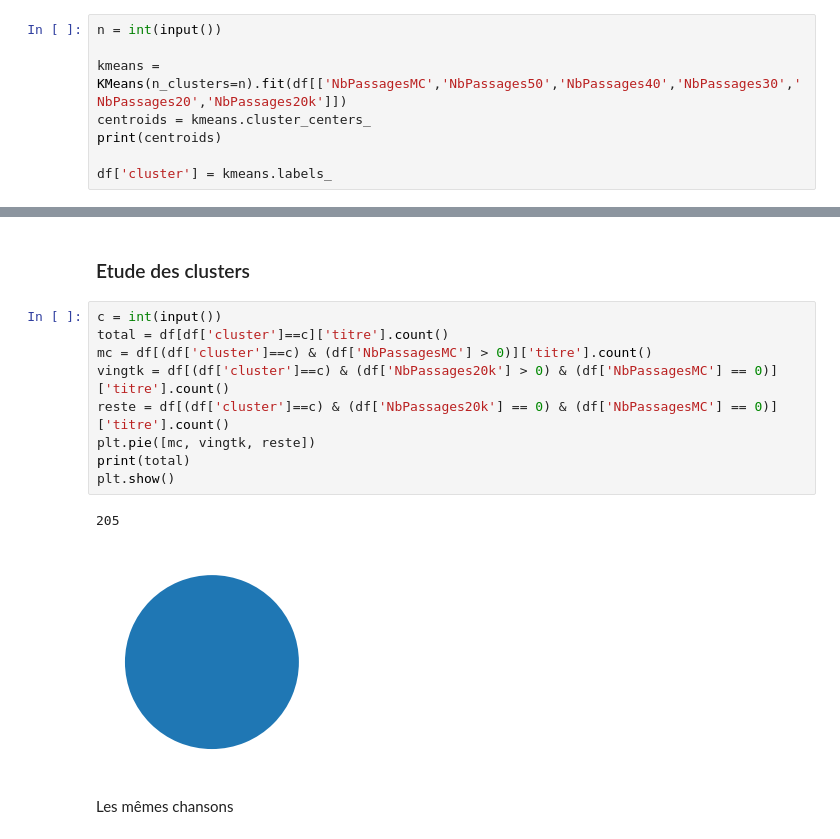
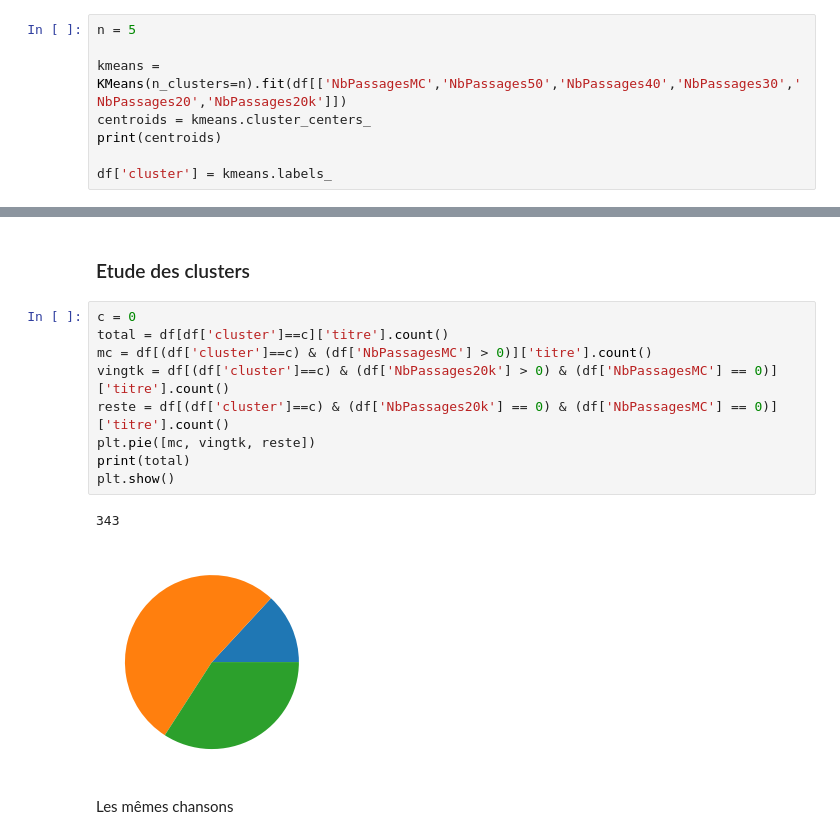
Before and after one commit to ThomasCosyn/code, a Jupyter notebook: ML/clustering.ipynb, the cells around one changed output, grey strips where cells are left out. Cells and saved outputs as stored; diff of their text form.

```diff
--- a/ML/clustering.ipynb
+++ b/ML/clustering.ipynb
@@ -93,5 +93,5 @@ Nombre de chansons dans la classe 2 : 630
 # %%
-n = int(input())
+n = 5
 
 kmeans = KMeans(n_clusters=n).fit(df[['NbPassagesMC','NbPassages50','NbPassages40','NbPassages30','NbPassages20','NbPassages20k']])
 centroids = kmeans.cluster_centers_
@@ -153,17 +153,17 @@ Proportion 20k : 0.224
 # %% [markdown]
 ### Etude des clusters
 # %%
-c = int(input())
+c = 0
 total = df[df['cluster']==c]['titre'].count()
 mc = df[(df['cluster']==c) & (df['NbPassagesMC'] > 0)]['titre'].count()
 vingtk = df[(df['cluster']==c) & (df['NbPassages20k'] > 0) & (df['NbPassagesMC'] == 0)]['titre'].count()
 reste = df[(df['cluster']==c) & (df['NbPassages20k'] == 0) & (df['NbPassagesMC'] == 0)]['titre'].count()
 plt.pie([mc, vingtk, reste])
 print(total)
 plt.show()
 # %% [output]
-205
+343
-[figure, old version]
+[figure, new version]
 # %% [markdown]
 Les mêmes chansons
 # %%
```
Also changed, not shown: parts of 11 cells of this notebook, 8 other files.
